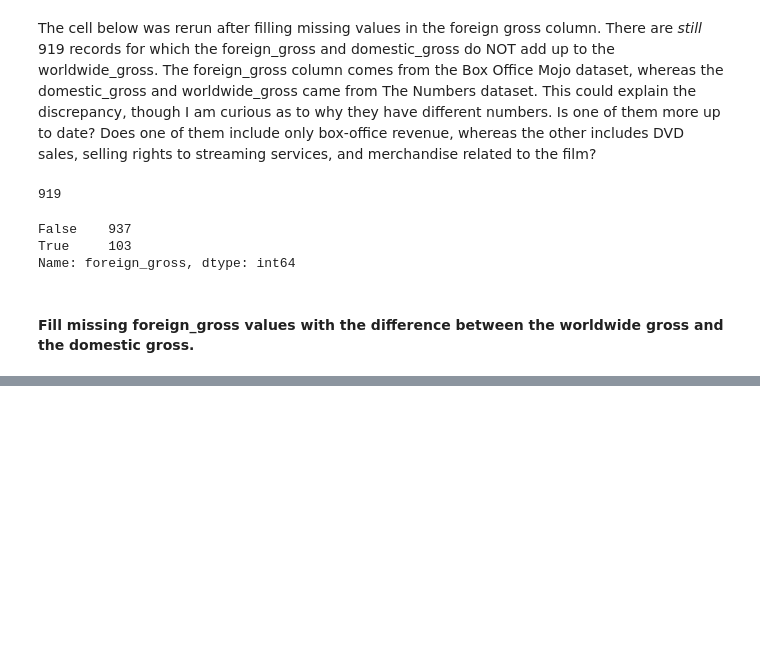
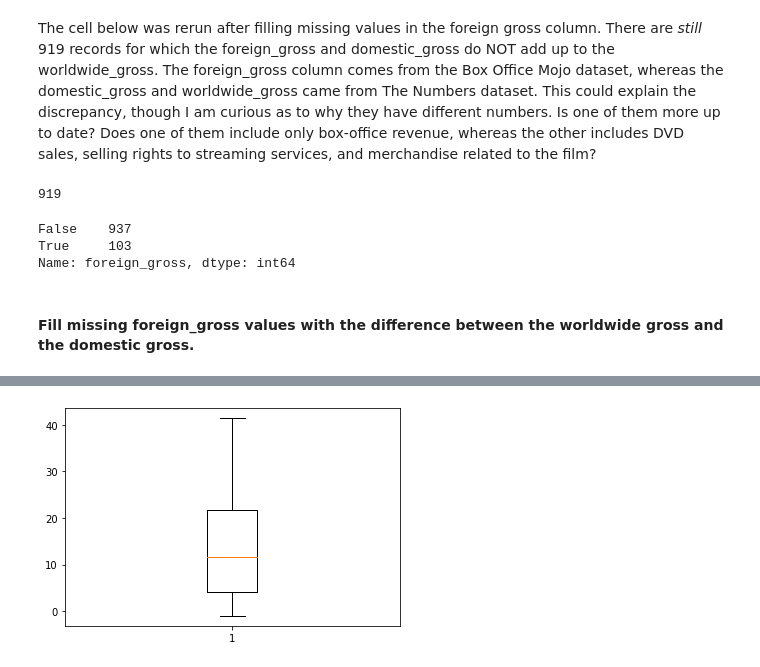
Before and after one commit to ran0027/microsoft_movie_analysis, a Jupyter notebook: Untitled.ipynb, the cells around one changed output, grey strips where cells are left out. Saved outputs shown, nothing was run; the diff lists cells and outputs as text; code cells hidden in the pictures; blank space fills up the shorter version.

```diff
--- a/Untitled.ipynb
+++ b/Untitled.ipynb
@@ -291,0 +665,6 @@ movie_data['foreign_gross'].fillna(value=computed_foreign_gross, inplace=True)
+# %%
+fig, ax = plt.subplots()
+
+ax.boxplot(hmt_roi, showfliers=False);
+# %% [output]
+[figure, added]
```
Also changed, not shown: parts of 67 cells of this notebook.
